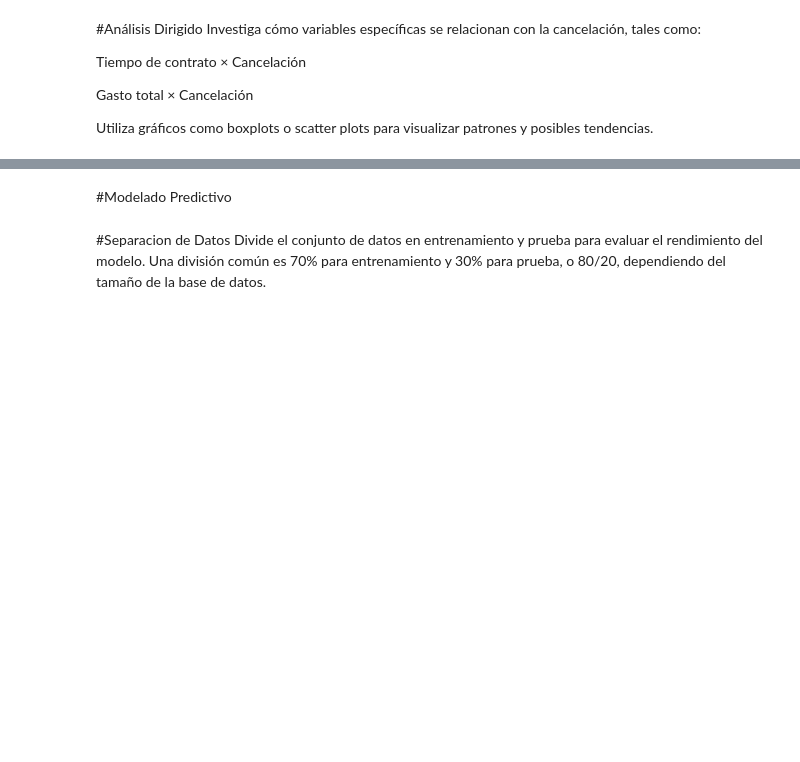
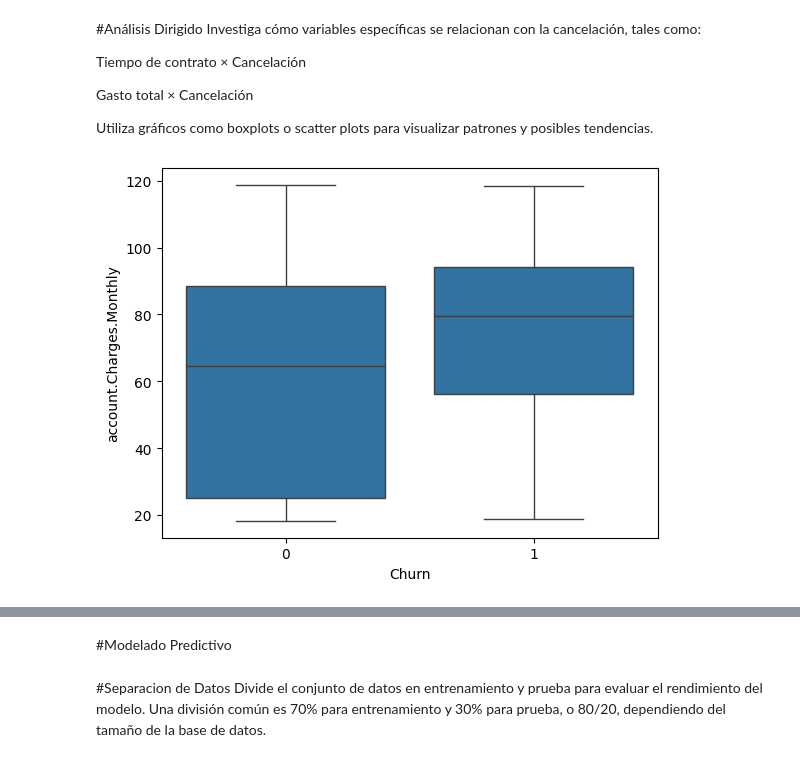
Before and after one commit to Raziedmar/telecomx-parte2-alura-latam, a Jupyter notebook: TelecomX_LATAM_Parte2.ipynb, the cells around one changed output, grey strips where cells are left out. Saved outputs shown, nothing was run; the diff lists cells and outputs as text; code cells hidden in the pictures; blank space fills up the shorter version.

```diff
--- a/TelecomX_LATAM_Parte2.ipynb
+++ b/TelecomX_LATAM_Parte2.ipynb
@@ -87,3 +192,14 @@ Tiempo de contrato × Cancelación
 Gasto total × Cancelación
 
 Utiliza gráficos como boxplots o scatter plots para visualizar patrones y posibles tendencias.
+# %%
+#Cargos mensuales
+sns.boxplot(
+    data=df,
+    x="Churn",
+    y="account.Charges.Monthly"
+)
+
+plt.show()
+# %% [output]
+[figure, added]
```
Also changed, not shown: parts of 19 cells of this notebook.
